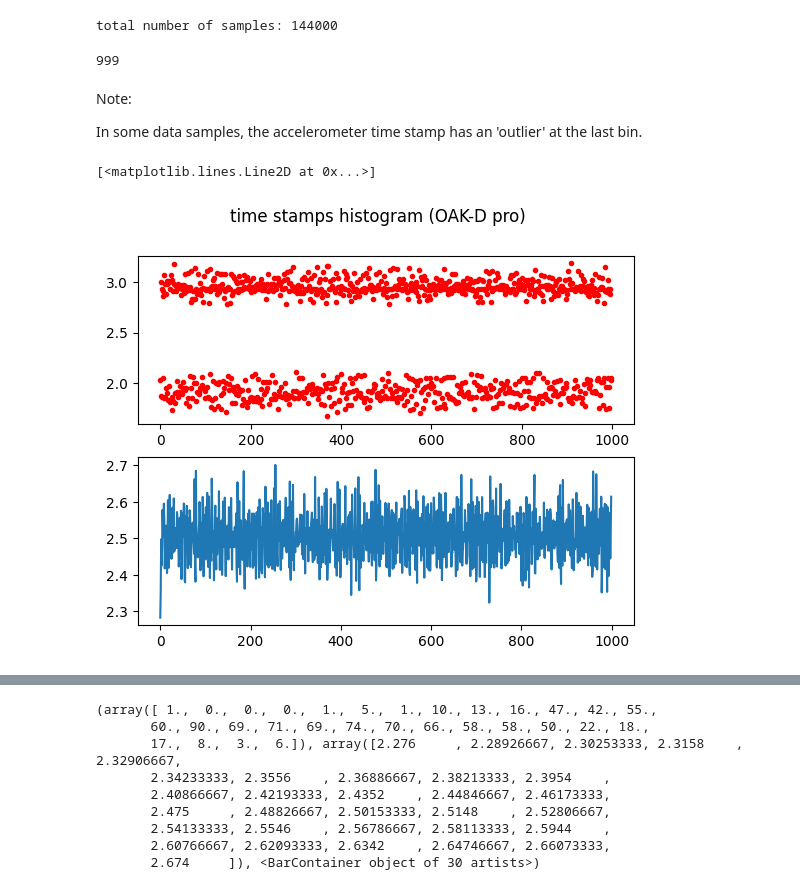
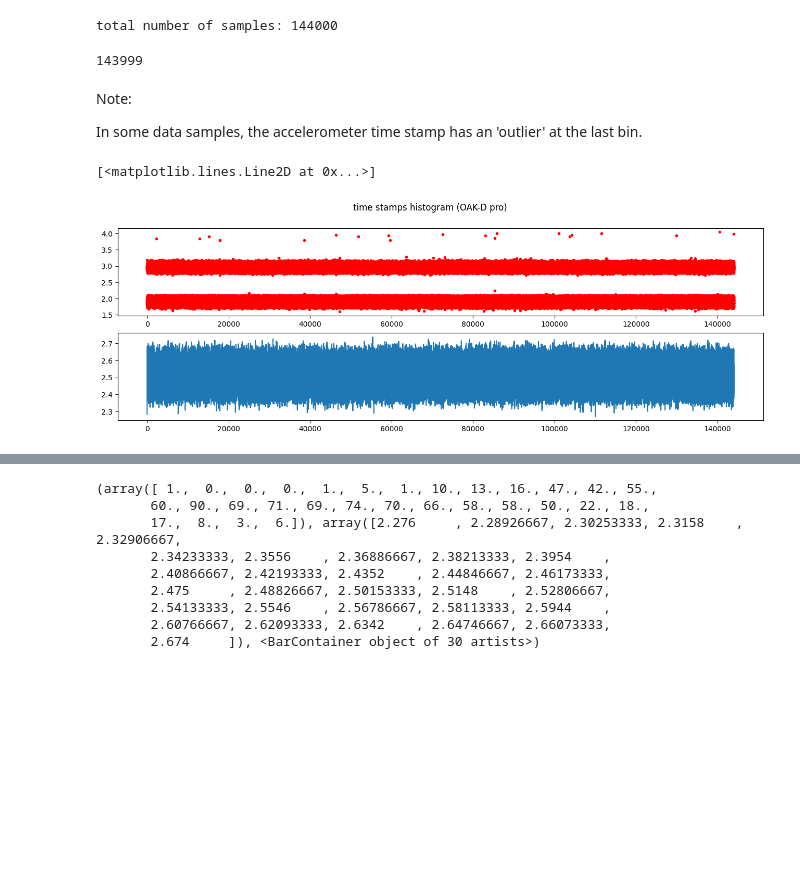
Before and after one commit to diplodocuslongus/depthai2know, a Jupyter notebook: IMU/imu_noise_characterization.ipynb, the cells around one changed output, grey strips where cells are left out. Drawn from its saved outputs; the diff is of its cells as text; code cells hidden in the pictures; blank space fills up the shorter version.

```diff
--- a/IMU/imu_noise_characterization.ipynb
+++ b/IMU/imu_noise_characterization.ipynb
@@ -52,6 +52,7 @@ NB_SAMPLE = 1000 # nb of samples to take from the input data (csv file) for the
 DEG_2_RAD = np.pi / 180.0
 RAD_2_DEG = 180.0 / np.pi
 NBINS = 30 # number of bins for the histogram
+LOAD_SAMPLE = 'all'
 # %% [markdown]
 The angular rate sensor is described by the quantities $N$ (angle random walk), $B$ (bias instability) and $K$ (rate random walk) from the IEEE Std 952. The values prescribed here approximate the properties of a Bosch SMI130 yaw rate sensor.
 # %%
@@ -83,11 +84,30 @@ def bimodal(x,mu1,sigma1,A1,mu2,sigma2,A2):
 dataArr = np.genfromtxt(CSV_FILENAME, delimiter=',')
 # %%
 # Separate into arrays and select a slice of the input data
-acc_ts = dataArr[:NB_SAMPLE, 0]  # time stamp for acceleration, second
-accx = dataArr[:NB_SAMPLE, 1]  # m/s²
-accy = dataArr[:NB_SAMPLE, 2]
-accz = dataArr[:NB_SAMPLE, 3]
-ts = dataArr[:NB_SAMPLE, 4]  # time stamp, second
-gx = dataArr[:NB_SAMPLE, 5]  # (rad/s)
-gy = dataArr[:NB_SAMPLE, 6]
-gz = dataArr[:NB_SAMPLE, 7]
+if LOAD_SAMPLE == 'all':
+    acc_ts = dataArr[:, 0]  # time stamp for acceleration, second
+    accx = dataArr[:, 1]  # m/s²
+    accy = dataArr[:, 2]
+    accz = dataArr[:, 3]
+    ts = dataArr[:, 4]  # time stamp, second
+    gx = dataArr[:, 5]  # (rad/s)
+    gy = dataArr[:, 6]
+    gz = dataArr[:, 7]
+elif LOAD_SAMPLE == 'start':
+    acc_ts = dataArr[:NB_SAMPLE, 0]  # time stamp for acceleration, second
+    accx = dataArr[:NB_SAMPLE, 1]  # m/s²
+    accy = dataArr[:NB_SAMPLE, 2]
+    accz = dataArr[:NB_SAMPLE, 3]
+    ts = dataArr[:NB_SAMPLE, 4]  # time stamp, second
+    gx = dataArr[:NB_SAMPLE, 5]  # (rad/s)
+    gy = dataArr[:NB_SAMPLE, 6]
+    gz = dataArr[:NB_SAMPLE, 7]
+elif LOAD_SAMPLE == 'end':
+    acc_ts = dataArr[-NB_SAMPLE:, 0]  # time stamp for acceleration, second
+    accx = dataArr[-NB_SAMPLE:, 1]  # m/s²
+    accy = dataArr[-NB_SAMPLE:, 2]
+    accz = dataArr[-NB_SAMPLE:, 3]
+    ts = dataArr[-NB_SAMPLE:, 4]  # time stamp, second
+    gx = dataArr[-NB_SAMPLE:, 5]  # (rad/s)
+    gy = dataArr[-NB_SAMPLE:, 6]
+    gz = dataArr[-NB_SAMPLE:, 7]
@@ -118,7 +128,7 @@ print(len(acc_ts_grad))
 # print(f'{acc_ts_grad}')
 # plt.hist(acc_ts_grad,NBINS)
 # %% [output]
-999
+143999
 # %% [markdown]
 Note:
 
@@ -126,15 +136,15 @@ In some data samples, the accelerometer time stamp has an 'outlier' at the last
 # %%
 # idx_non0bin_ts = np.where(acc_ts_grad > 12.0)
 # print(idx_high_ts)
 f, axarr = plt.subplots(2, sharex=False)
 # f.set_figheight(12)
-# f.set_figwidth(8)
+f.set_figwidth(16)
 f.suptitle(f'time stamps histogram (OAK-D pro)',fontsize = 12)
 axarr[0].plot(acc_ts_grad, 'r.',label='accel time stamp') # alpha=0.1 is the opacity (alpha in 0 - 1 range)
 axarr[1].plot(gyro_ts_grad, label='accel time stamp') # alpha=0.1 is the opacity (alpha in 0 - 1 range)
 # %% [output]
 [<matplotlib.lines.Line2D at 0x...>]
-[figure, old version]
+[figure, new version]
 # %%
 f, axarr = plt.subplots(2, sharex=False)
 # f.set_figheight(12)
```
Also changed, not shown: parts of 11 cells of this notebook, 14 other files.
